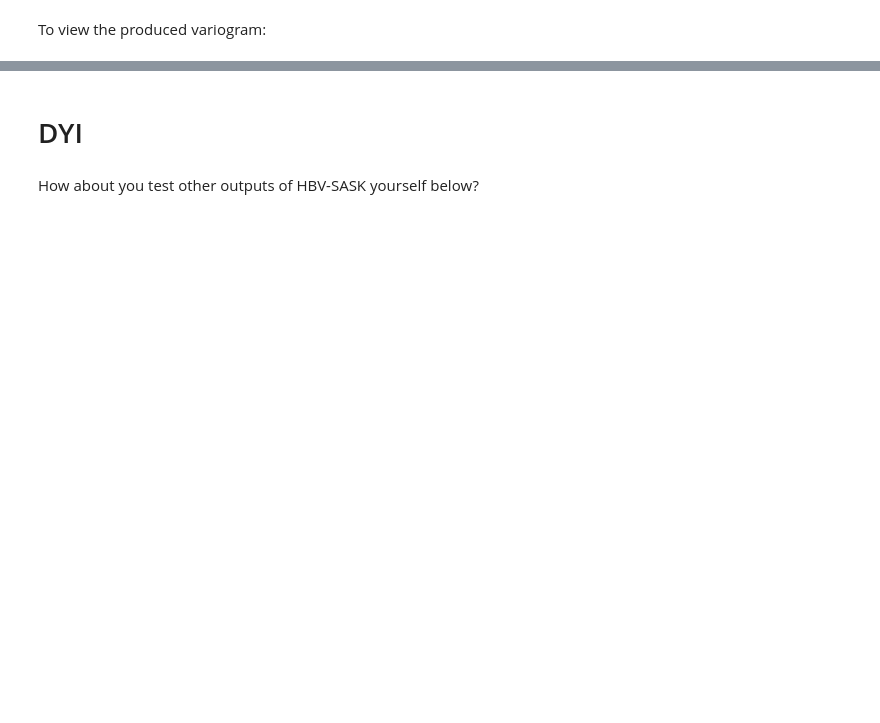
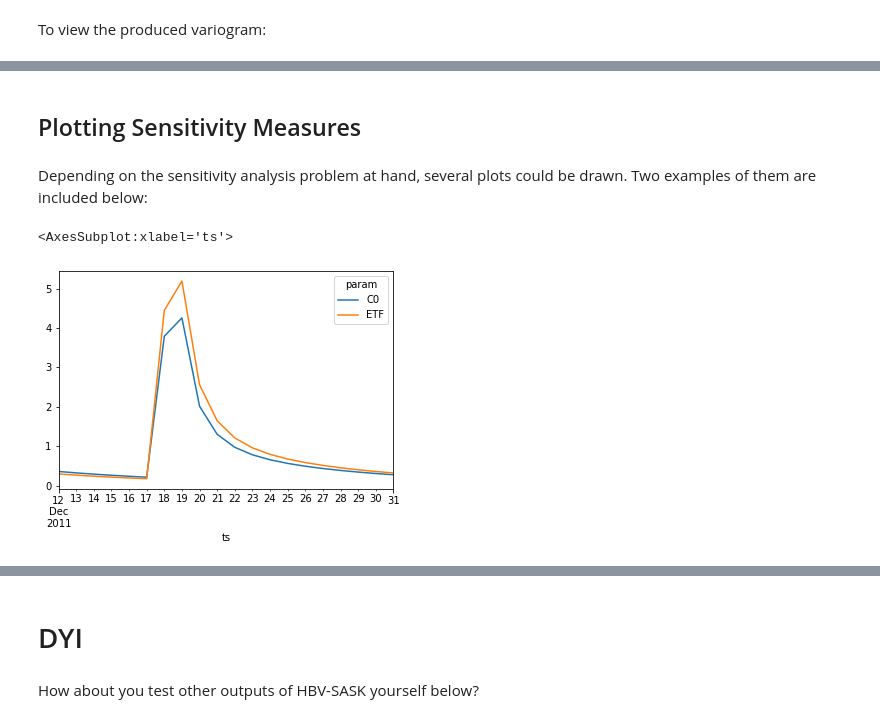
Before and after one commit to vars-tool/vars-tool, a Jupyter notebook: tutorial/TSVARS-Tutorial.ipynb, the cells around one changed output, grey strips where cells are left out. Cells and saved outputs as stored; diff of their text form; code cells hidden in the pictures; blank space fills up the shorter version.

Commit message:
TSVARS Tutorial updated with plots

```diff
--- a/tutorial/TSVARS-Tutorial.ipynb
+++ b/tutorial/TSVARS-Tutorial.ipynb
@@ -208,0 +262,13 @@ exp_1.output['Gamma'].unstack(level=1) # unstack to make the dataframe more legi
+# %% [markdown]
+## Plotting Sensitivity Measures
+# %% [markdown]
+Depending on the sensitivity analysis problem at hand, several plots could be drawn. Two examples of them are included below:
+# %%
+# Plotting IVARS-50 measure for two parameters
+
+idx = pd.IndexSlice
+
+exp_1.ivars.loc[idx[:, :, 0.5]].unstack(level=-1)[['C0', 'ETF']].plot()
+# %% [output]
+<AxesSubplot:xlabel='ts'>
+[figure, added]
```
Also changed, not shown: parts of 9 cells of this notebook, 1 other file.
